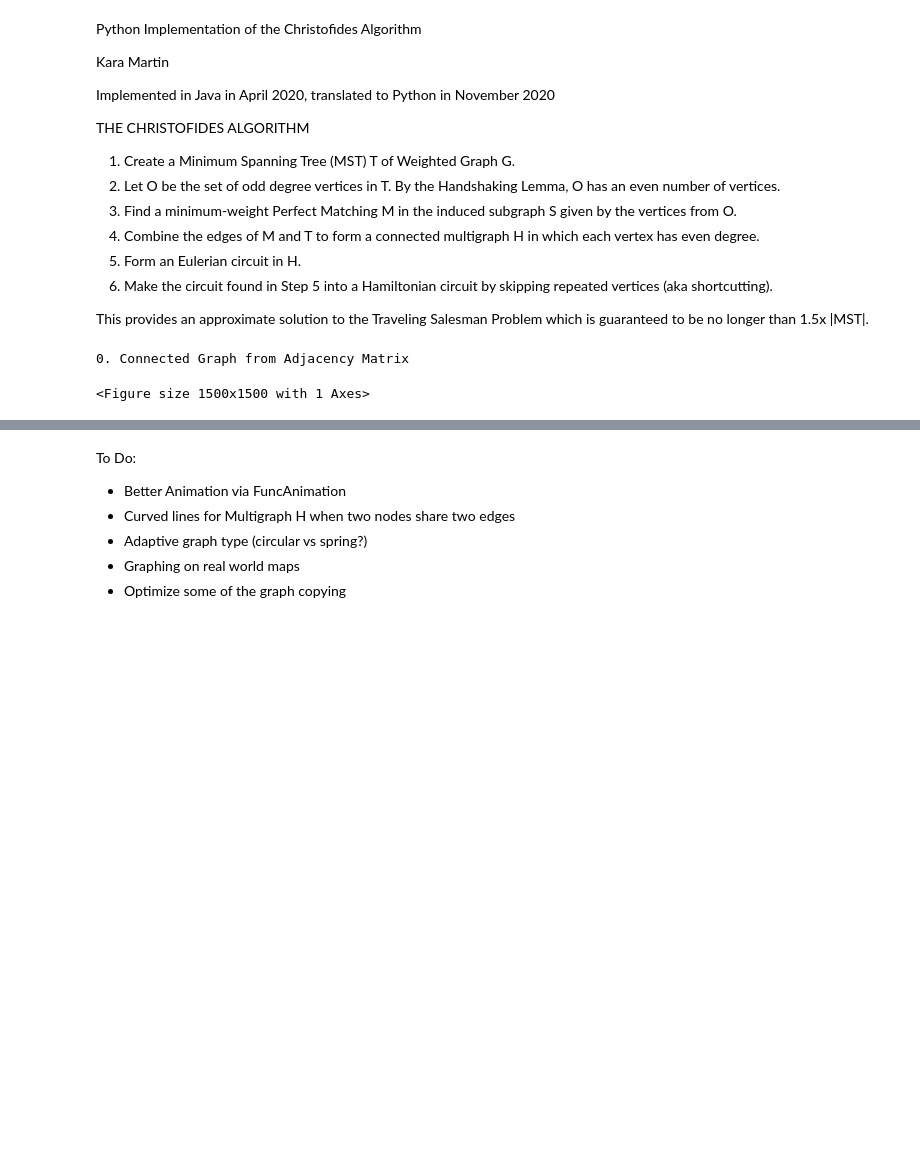
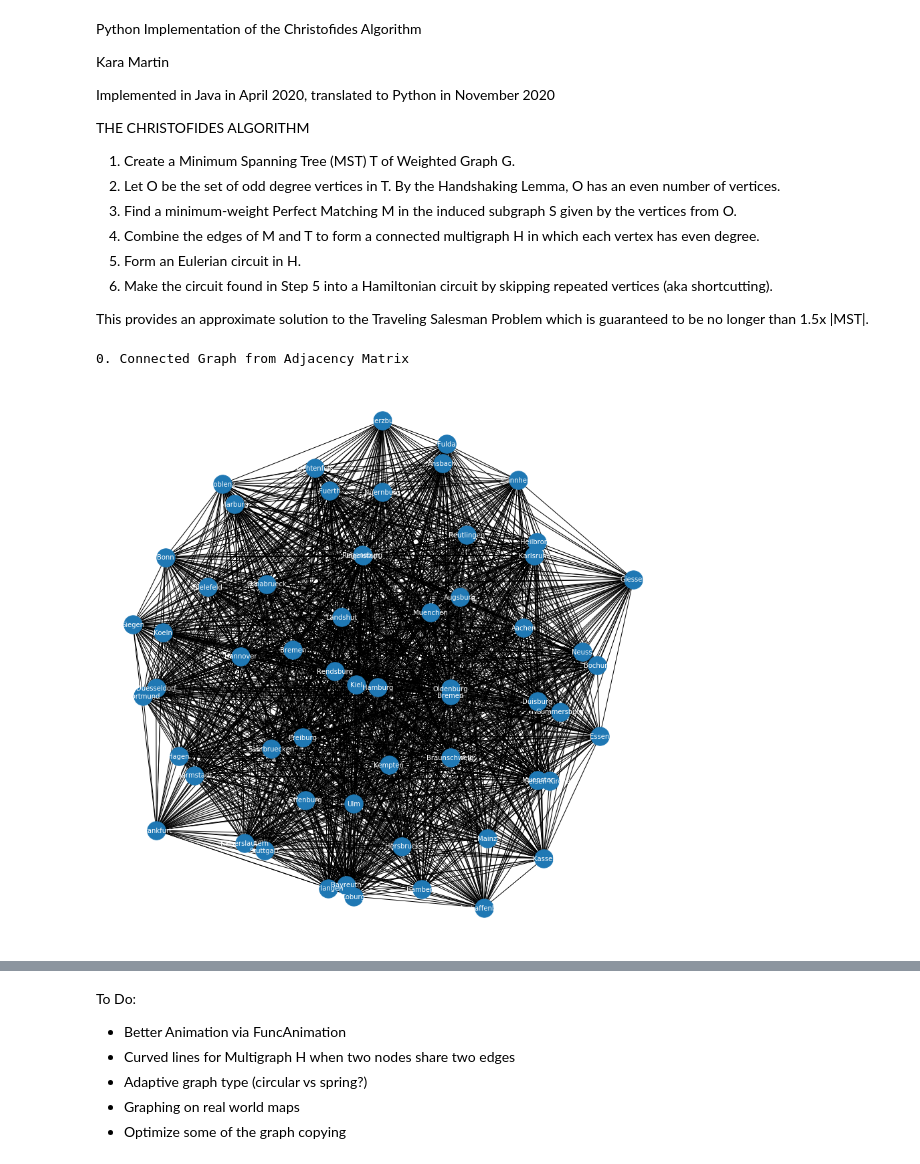
Before and after one commit to KaraMartin/Christofides, a Jupyter notebook: Christofides.ipynb, the cells around one changed output, grey strips where cells are left out. Saved outputs shown, nothing was run; the diff lists cells and outputs as text; code cells hidden in the pictures; blank space fills up the shorter version.

```diff
--- a/Christofides.ipynb
+++ b/Christofides.ipynb
@@ -47,34 +47,35 @@ G = nx.from_numpy_matrix(adjMatrix, parallel_edges=False)
 
 #print("Nodes: ", G.nodes())
 #print("Edges: ", G.edges(data=True))
 
 headers = pd.read_table(labels, comment="#", header=None)
 h = []
 for row in headers.iterrows():
     h.append(row[1][0])
 
 plt.figure(3,figsize=(15,15))
 
 # nodes
 if LargeGraph:
     posG = nx.spring_layout(G, k=0.95, iterations=20)         # positions for all nodes
 else:
     posG = nx.spring_layout(G, k=0.2, iterations=100)
 nx.draw_networkx_nodes(G, posG, node_size=750)
 
 # edges
 nx.draw_networkx_edges(G, posG, width=1)
 
 # labels
 mappingG = dict(zip(G, h))
 nx.draw_networkx_labels(G, posG, mappingG, font_size=10, font_family="sans-serif", font_color='white')
 
 print("0. Connected Graph from Adjacency Matrix")
 plt.axis("off")
 plt.show()
+time.sleep(1)
 # %% [output]
 0. Connected Graph from Adjacency Matrix
-<Figure size 1500x1500 with 1 Axes>
+[figure, added]
 # %%
 # Step 1: MST
 T = nx.minimum_spanning_tree(G)
```
Also changed, not shown: parts of 9 cells of this notebook.
